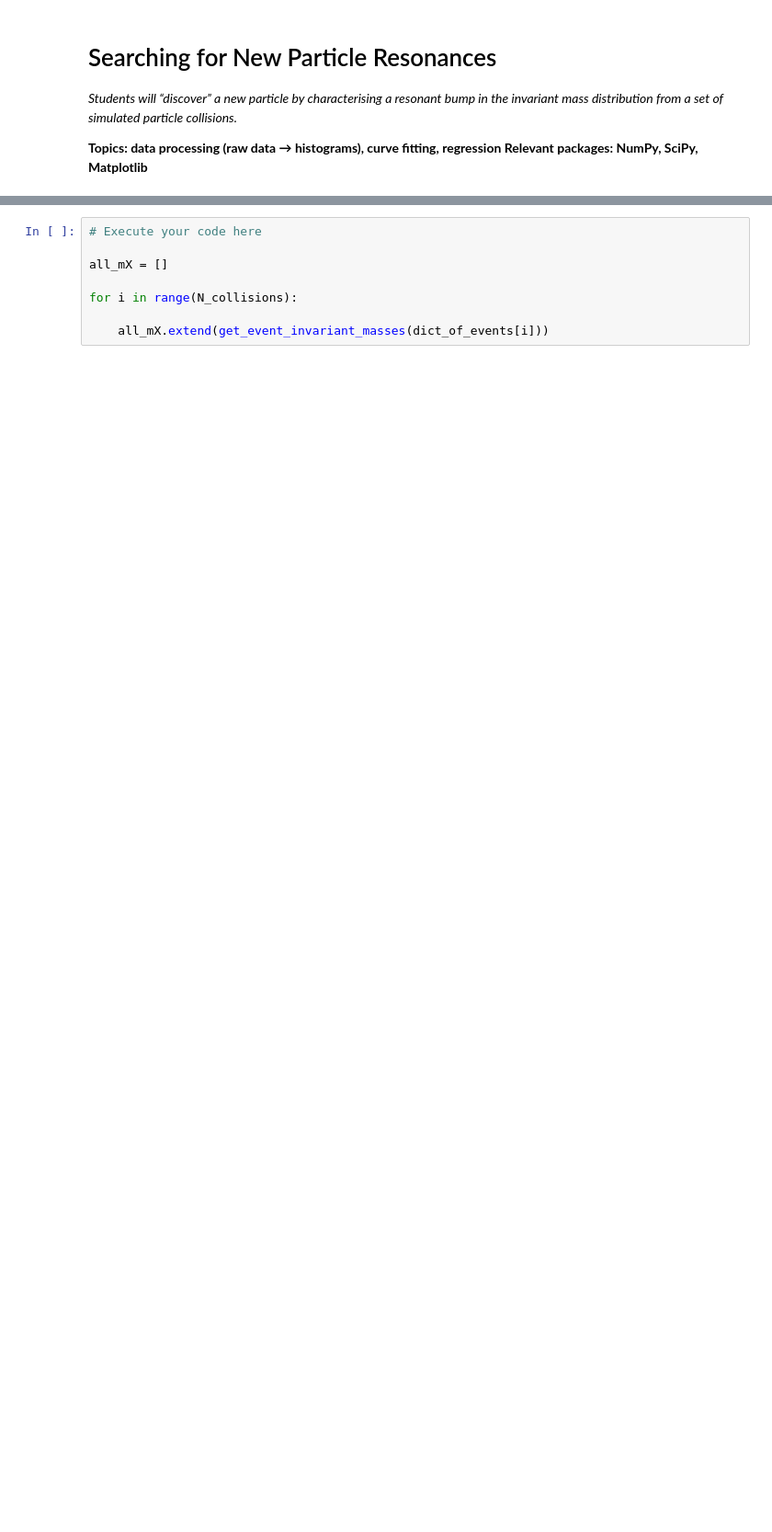
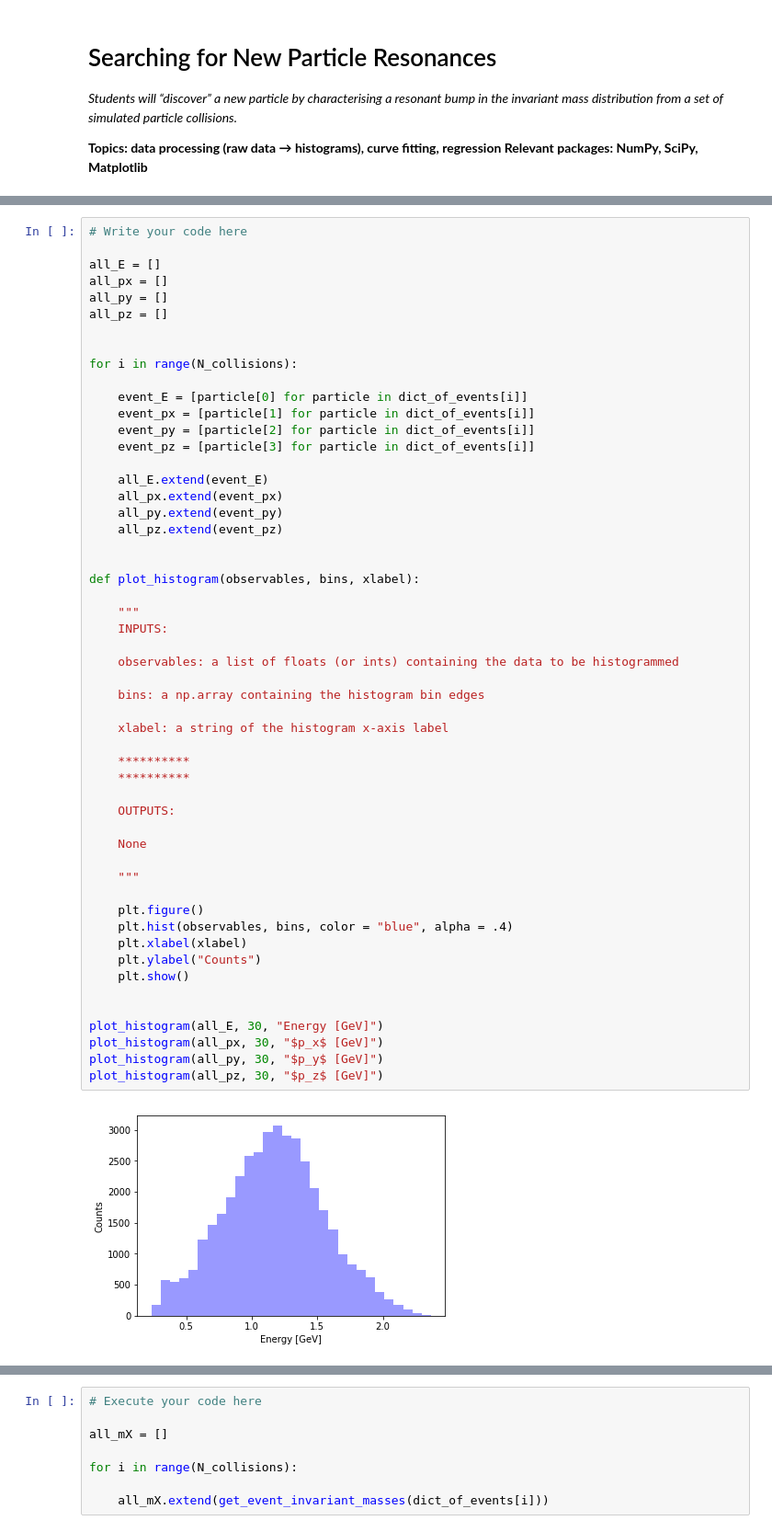
Before and after one commit to GDS-Education-Community-of-Practice/DSECOP, a Jupyter notebook: Searching for New Particle Resonances.ipynb, the cells around one changed output, grey strips where cells are left out. Shown at 92% size. Saved outputs shown, nothing was run; the diff lists cells and outputs as text; blank space fills up the shorter version.

```diff
--- a/Searching for New Particle Resonances.ipynb
+++ b/Searching for New Particle Resonances.ipynb
@@ -89,0 +96,55 @@ Created histograms of these three variables. What do you notice about them?
+# %%
+# Write your code here
+
+all_E = []
+all_px = []
+all_py = []
+all_pz = []
+
+
+for i in range(N_collisions):
+
+    event_E = [particle[0] for particle in dict_of_events[i]]
+    event_px = [particle[1] for particle in dict_of_events[i]]
+    event_py = [particle[2] for particle in dict_of_events[i]]
+    event_pz = [particle[3] for particle in dict_of_events[i]]
+
+    all_E.extend(event_E)
+    all_px.extend(event_px)
+    all_py.extend(event_py)
+    all_pz.extend(event_pz)
+
+
+def plot_histogram(observables, bins, xlabel):
+
+    """
+    INPUTS:
+
+    observables: a list of floats (or ints) containing the data to be histogrammed
+
+    bins: a np.array containing the histogram bin edges
+
+    xlabel: a string of the histogram x-axis label
+
+    **********
+    **********
+
+    OUTPUTS:
+
+    None
+
+    """
+
+    plt.figure()
+    plt.hist(observables, bins, color = "blue", alpha = .4)
+    plt.xlabel(xlabel)
+    plt.ylabel("Counts")
+    plt.show()
+
+
+plot_histogram(all_E, 30, "Energy [GeV]")
+plot_histogram(all_px, 30, "$p_x$ [GeV]")
+plot_histogram(all_py, 30, "$p_y$ [GeV]")
+plot_histogram(all_pz, 30, "$p_z$ [GeV]")
+# %% [output]
+[figure, added]
```
Also changed, not shown: parts of 20 cells of this notebook, 2 other files.
